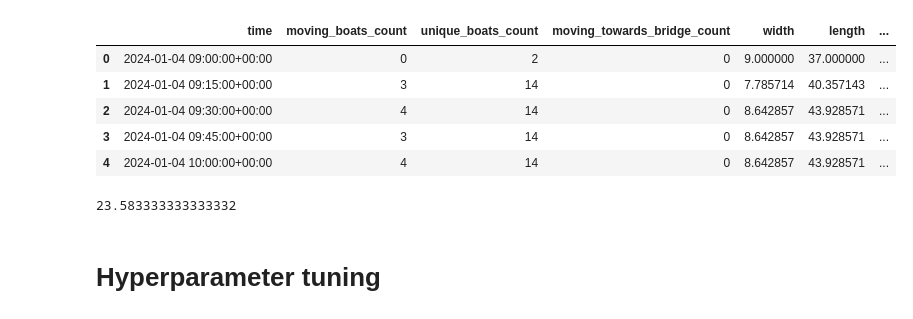
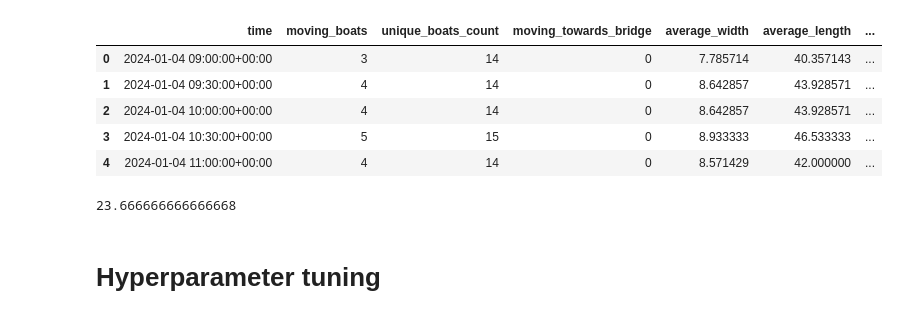
Before and after one commit to martenb-se/-id2223-project, a Jupyter notebook: training_pipeline.ipynb, the cells around one changed output. Saved outputs shown, nothing was run; the diff lists cells and outputs as text; code cells hidden in the pictures.

```diff
--- a/training_pipeline.ipynb
+++ b/training_pipeline.ipynb
@@ -35,9 +38,9 @@ display(bridge_df.head())
 # %%
 from datetime import timezone
 
-vessels_timestamp_fix['time'] = pd.to_datetime(vessels_timestamp_fix['time'])
 bridge_df['time'] = pd.to_datetime(bridge_df['formatted_time'])
 
+# Fix the timezone by converting from GMT+1 to GMT
 bridge_df['time'] = bridge_df['time'].dt.tz_localize('Etc/GMT+1')
 bridge_df['time'] = bridge_df['time'].dt.tz_convert('GMT')
 
@@ -96,0 +89,3 @@ display(resampled_data.head())
+# %%
+vessels_resampled_df = resample_and_fill_missing_values(vessels_timestamp_fix, '30T')
+display(vessels_resampled_df.head())
@@ -274,0 +145,33 @@ display(merged_data.head())
+# %%
+import pandas as pd
+import numpy as np
+
+def process_vessels_data(df, time_step='15T'):
+    df['moving_boats'] = df['ship_speed'] > 0
+    df['unique_boats'] = df['ship_id']
+    df['angle_to_bridge'] = calculate_angle(df['latitude'], df['longitude'], 59.19985816310993, 17.628248643747433)
+    df['moving_towards_bridge'] = np.abs(df['ship_heading'] - df['angle_to_bridge']) <= 10  # within +/- 10 degrees
+
+    # Group by given intervals
+    grouped = df.groupby(pd.Grouper(key='time', freq=time_step))
+
+    # Aggregate necessary data
+    aggregated_data = grouped.agg({
+        'moving_boats': 'sum',
+        'unique_boats': 'nunique',
+        'moving_towards_bridge': 'sum',
+        'width': 'mean',
+        'length': 'mean'
+    }).reset_index()
+
+    # Rename columns
+    aggregated_data.rename(columns={
+        'unique_boats': 'unique_boats_count',
+        'width': 'average_width',
+        'length': 'average_length'
+    }, inplace=True)
+
+    return aggregated_data
+# %%
+vessels_aggregated_df = process_vessels_data(vessels_filtered_df, '30T')
+display(vessels_aggregated_df.head())
@@ -287,14 +217,13 @@ def check_bridge_status(row):
 
     return last_status
 # %%
-merged_data['bridge_status'] = merged_data.apply(check_bridge_status, axis=1)
-
-display(merged_data.head())
+vessels_aggregated_df['bridge_status'] = vessels_aggregated_df.apply(check_bridge_status, axis=1)
+display(vessels_aggregated_df.head())
 # %% [output]
-|  | time | moving_boats_count | unique_boats_count | moving_towards_bridge_count | width | length | ... |
-| 0 | 2024-01-04 09:00:00+00:00 | 0 | 2 | 0 | 9.000000 | 37.000000 | ... |
-| 1 | 2024-01-04 09:15:00+00:00 | 3 | 14 | 0 | 7.785714 | 40.357143 | ... |
-| 2 | 2024-01-04 09:30:00+00:00 | 4 | 14 | 0 | 8.642857 | 43.928571 | ... |
-| 3 | 2024-01-04 09:45:00+00:00 | 3 | 14 | 0 | 8.642857 | 43.928571 | ... |
-| 4 | 2024-01-04 10:00:00+00:00 | 4 | 14 | 0 | 8.642857 | 43.928571 | ... |
+|  | time | moving_boats | unique_boats_count | moving_towards_bridge | average_width | average_length | ... |
+| 0 | 2024-01-04 09:00:00+00:00 | 3 | 14 | 0 | 7.785714 | 40.357143 | ... |
+| 1 | 2024-01-04 09:30:00+00:00 | 4 | 14 | 0 | 8.642857 | 43.928571 | ... |
+| 2 | 2024-01-04 10:00:00+00:00 | 4 | 14 | 0 | 8.642857 | 43.928571 | ... |
+| 3 | 2024-01-04 10:30:00+00:00 | 5 | 15 | 0 | 8.933333 | 46.533333 | ... |
+| 4 | 2024-01-04 11:00:00+00:00 | 4 | 14 | 0 | 8.571429 | 42.000000 | ... |
 # %%
@@ -305,8 +234,8 @@ merged_data.set_index('time', inplace=True)
 # %%
-estimate = merged_data[merged_data['bridge_status'] == 0]['bridge_status'].count() / merged_data[merged_data['bridge_status'] == 1]['bridge_status'].count()
+estimate = vessels_aggregated_df[vessels_aggregated_df['bridge_status'] == 0]['bridge_status'].count() / vessels_aggregated_df[vessels_aggregated_df['bridge_status'] == 1]['bridge_status'].count()
 print(estimate)
 # %% [output]
-23.583333333333332
+23.666666666666668
 # %%
 from sklearn.model_selection import train_test_split
 
```
Also changed, not shown: parts of 22 cells of this notebook.
